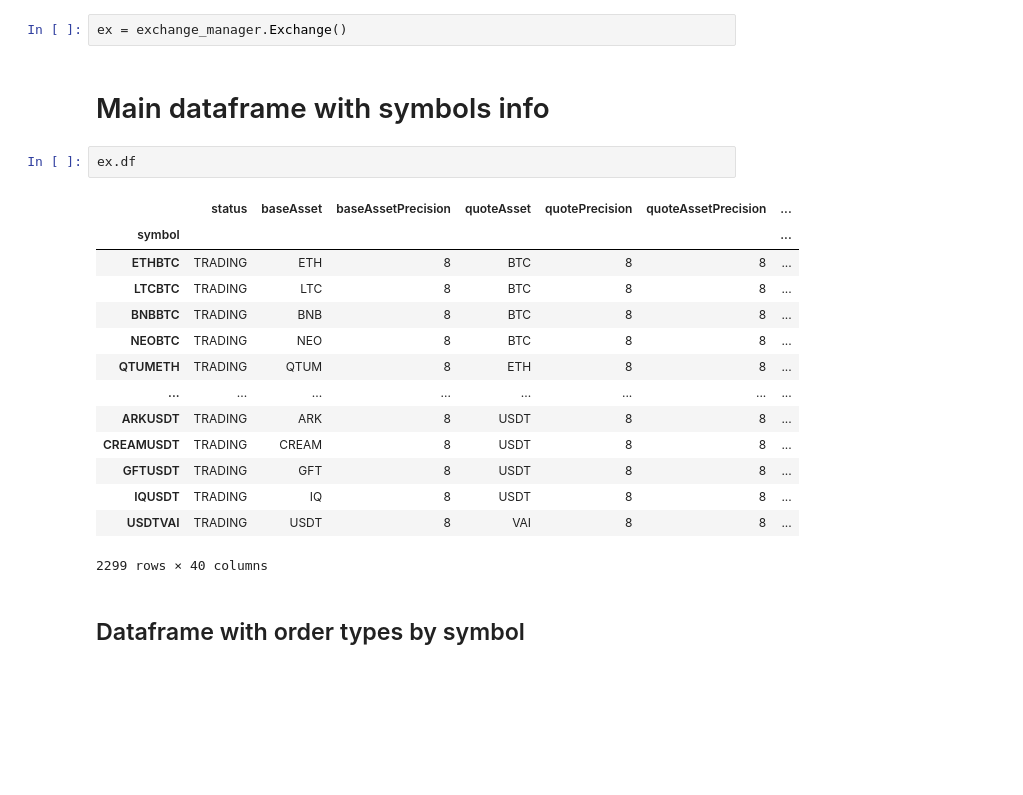
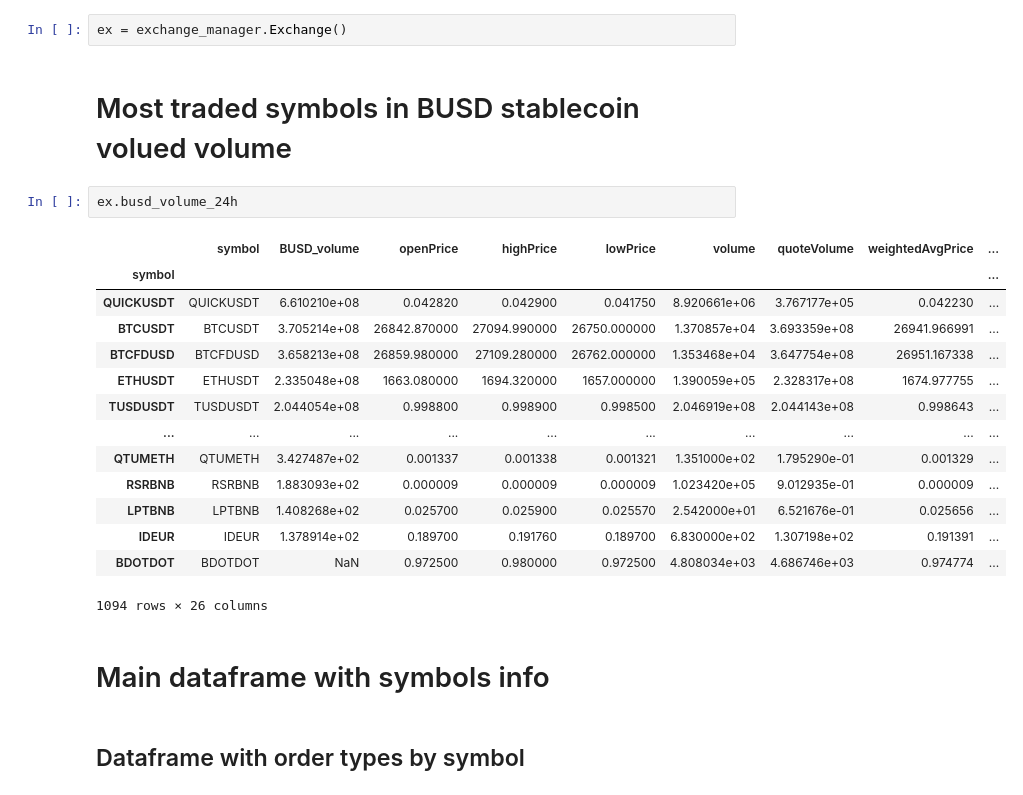
Before and after one commit to nand0san/binpan_studio, a Jupyter notebook: examples exchange.ipynb, the cells around one changed output. Cells and saved outputs as stored; diff of their text form; blank space fills up the shorter version.

```diff
--- a/examples exchange.ipynb
+++ b/examples exchange.ipynb
@@ -15,25 +12,27 @@ Python 3.11.2
 # Exchange examples
 # %%
 ex = exchange_manager.Exchange()
-# %% [markdown]
-# Main dataframe with symbols info
+# %% [markdown]
+# Most traded symbols in BUSD stablecoin volued volume
 # %%
-ex.df
+ex.busd_volume_24h
 # %% [output]
-|  | status | baseAsset | baseAssetPrecision | quoteAsset | quotePrecision | quoteAssetPrecision | ... |
-| symbol |  |  |  |  |  |  | ... |
-| ETHBTC | TRADING | ETH | 8 | BTC | 8 | 8 | ... |
-| LTCBTC | TRADING | LTC | 8 | BTC | 8 | 8 | ... |
-| BNBBTC | TRADING | BNB | 8 | BTC | 8 | 8 | ... |
-| NEOBTC | TRADING | NEO | 8 | BTC | 8 | 8 | ... |
-| QTUMETH | TRADING | QTUM | 8 | ETH | 8 | 8 | ... |
-| ... | ... | ... | ... | ... | ... | ... | ... |
-| ARKUSDT | TRADING | ARK | 8 | USDT | 8 | 8 | ... |
-| CREAMUSDT | TRADING | CREAM | 8 | USDT | 8 | 8 | ... |
-| GFTUSDT | TRADING | GFT | 8 | USDT | 8 | 8 | ... |
-| IQUSDT | TRADING | IQ | 8 | USDT | 8 | 8 | ... |
-| USDTVAI | TRADING | USDT | 8 | VAI | 8 | 8 | ... |
+|  | symbol | BUSD_volume | openPrice | highPrice | lowPrice | volume | quoteVolume | weightedAvgPrice | ... |
+| symbol |  |  |  |  |  |  |  |  | ... |
+| QUICKUSDT | QUICKUSDT | 6.610210e+08 | 0.042820 | 0.042900 | 0.041750 | 8.920661e+06 | 3.767177e+05 | 0.042230 | ... |
+| BTCUSDT | BTCUSDT | 3.705214e+08 | 26842.870000 | 27094.990000 | 26750.000000 | 1.370857e+04 | 3.693359e+08 | 26941.966991 | ... |
+| BTCFDUSD | BTCFDUSD | 3.658213e+08 | 26859.980000 | 27109.280000 | 26762.000000 | 1.353468e+04 | 3.647754e+08 | 26951.167338 | ... |
+| ETHUSDT | ETHUSDT | 2.335048e+08 | 1663.080000 | 1694.320000 | 1657.000000 | 1.390059e+05 | 2.328317e+08 | 1674.977755 | ... |
+| TUSDUSDT | TUSDUSDT | 2.044054e+08 | 0.998800 | 0.998900 | 0.998500 | 2.046919e+08 | 2.044143e+08 | 0.998643 | ... |
+| ... | ... | ... | ... | ... | ... | ... | ... | ... | ... |
+| QTUMETH | QTUMETH | 3.427487e+02 | 0.001337 | 0.001338 | 0.001321 | 1.351000e+02 | 1.795290e-01 | 0.001329 | ... |
+| RSRBNB | RSRBNB | 1.883093e+02 | 0.000009 | 0.000009 | 0.000009 | 1.023420e+05 | 9.012935e-01 | 0.000009 | ... |
+| LPTBNB | LPTBNB | 1.408268e+02 | 0.025700 | 0.025900 | 0.025570 | 2.542000e+01 | 6.521676e-01 | 0.025656 | ... |
+| IDEUR | IDEUR | 1.378914e+02 | 0.189700 | 0.191760 | 0.189700 | 6.830000e+02 | 1.307198e+02 | 0.191391 | ... |
+| BDOTDOT | BDOTDOT | NaN | 0.972500 | 0.980000 | 0.972500 | 4.808034e+03 | 4.686746e+03 | 0.974774 | ... |
-2299 rows × 40 columns
+1094 rows × 26 columns
+# %% [markdown]
+# Main dataframe with symbols info
 # %% [markdown]
 ## Dataframe with order types by symbol
 # %%
```
Also changed, not shown: parts of 7 cells of this notebook, 1 other file.
